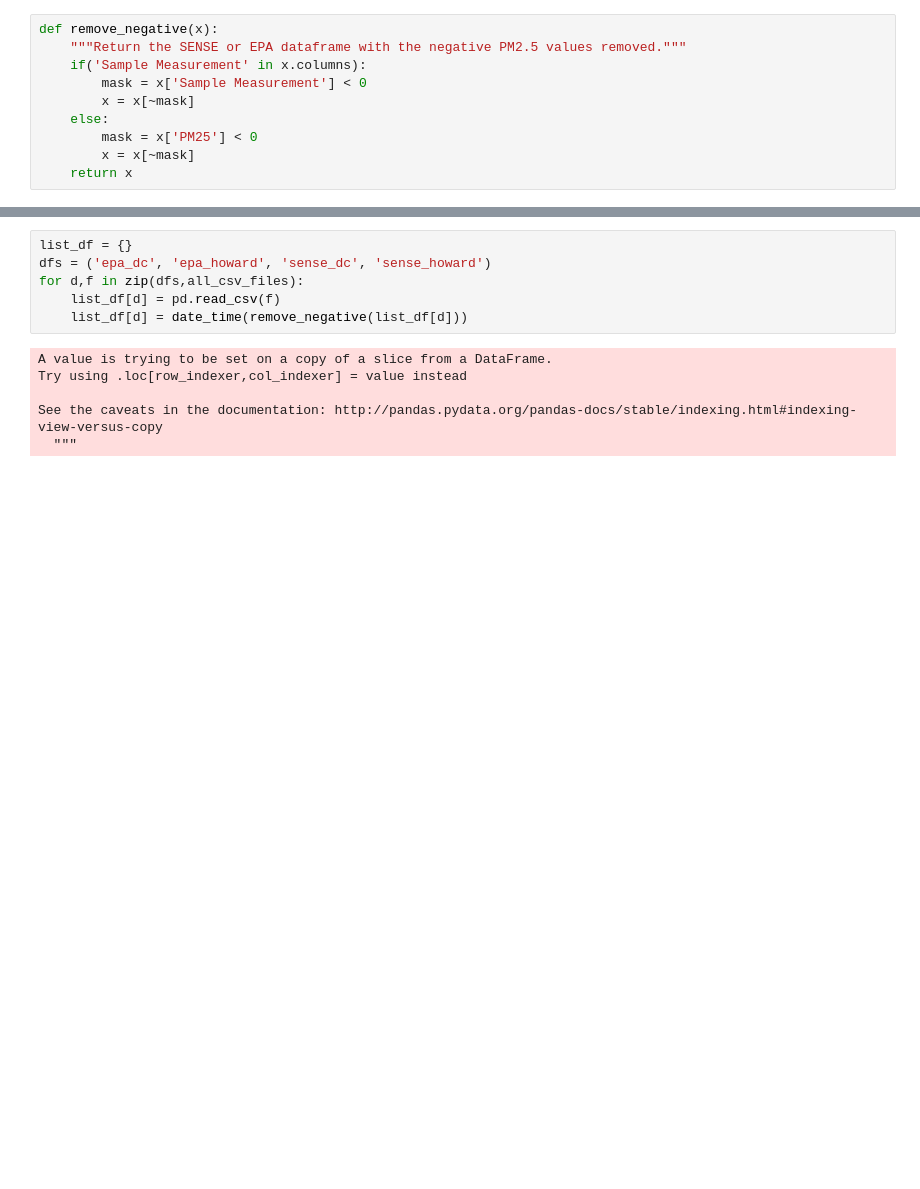
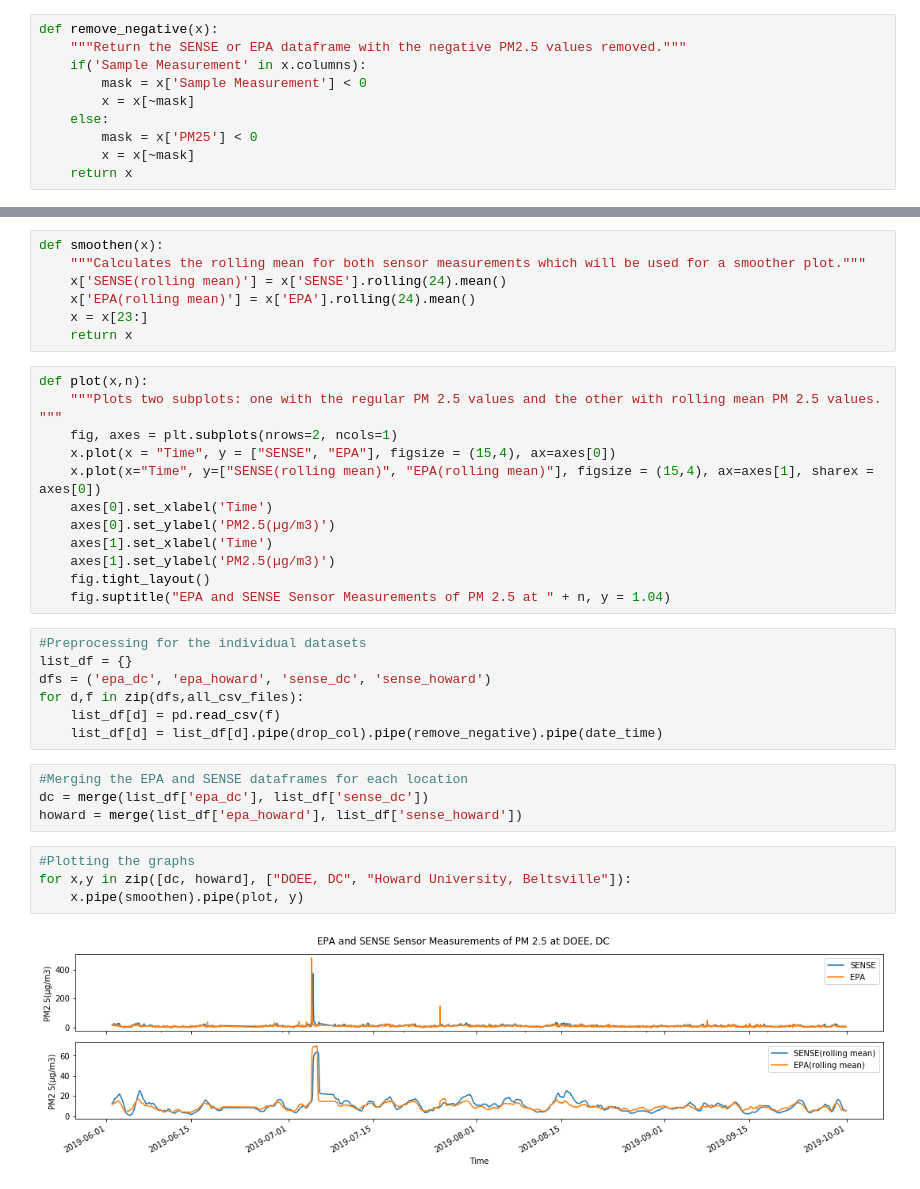
Before and after one commit to ruthwikkuppachi/umd_sense_sensor_data, a Jupyter notebook: Sensor Performance.ipynb, the cells around one changed output, grey strips where cells are left out. Cells and saved outputs as stored; diff of their text form; blank space fills up the shorter version.

Commit message:
Draw plots for sensor measurements

```diff
--- a/Sensor Performance.ipynb
+++ b/Sensor Performance.ipynb
@@ -71,12 +82,36 @@ def date_time(y):
+# %%
+def smoothen(x):
+    """Calculates the rolling mean for both sensor measurements which will be used for a smoother plot."""
+    x['SENSE(rolling mean)'] = x['SENSE'].rolling(24).mean()
+    x['EPA(rolling mean)'] = x['EPA'].rolling(24).mean()
+    x = x[23:]
+    return x
+# %%
+def plot(x,n):
+    """Plots two subplots: one with the regular PM 2.5 values and the other with rolling mean PM 2.5 values. """
+    fig, axes = plt.subplots(nrows=2, ncols=1)
+    x.plot(x = "Time", y = ["SENSE", "EPA"], figsize = (15,4), ax=axes[0])
+    x.plot(x="Time", y=["SENSE(rolling mean)", "EPA(rolling mean)"], figsize = (15,4), ax=axes[1], sharex = axes[0])
+    axes[0].set_xlabel('Time')
+    axes[0].set_ylabel('PM2.5(µg/m3)')
+    axes[1].set_xlabel('Time')
+    axes[1].set_ylabel('PM2.5(µg/m3)')
+    fig.tight_layout()
+    fig.suptitle("EPA and SENSE Sensor Measurements of PM 2.5 at " + n, y = 1.04)
 # %%
+#Preprocessing for the individual datasets
 list_df = {}
 dfs = ('epa_dc', 'epa_howard', 'sense_dc', 'sense_howard')
 for d,f in zip(dfs,all_csv_files):
     list_df[d] = pd.read_csv(f)
-    list_df[d] = date_time(remove_negative(list_df[d]))
+    list_df[d] = list_df[d].pipe(drop_col).pipe(remove_negative).pipe(date_time)
-# %% [output]
-A value is trying to be set on a copy of a slice from a DataFrame.
-Try using .loc[row_indexer,col_indexer] = value instead
-
-See the caveats in the documentation: http://pandas.pydata.org/pandas-docs/stable/indexing.html#indexing-view-versus-copy
-  """
+# %%
+#Merging the EPA and SENSE dataframes for each location
+dc = merge(list_df['epa_dc'], list_df['sense_dc'])
+howard = merge(list_df['epa_howard'], list_df['sense_howard'])
+# %%
+#Plotting the graphs
+for x,y in zip([dc, howard], ["DOEE, DC", "Howard University, Beltsville"]):
+    x.pipe(smoothen).pipe(plot, y)
+# %% [output]
+[figure, added]
```
Also changed, not shown: parts of 7 cells of this notebook.
